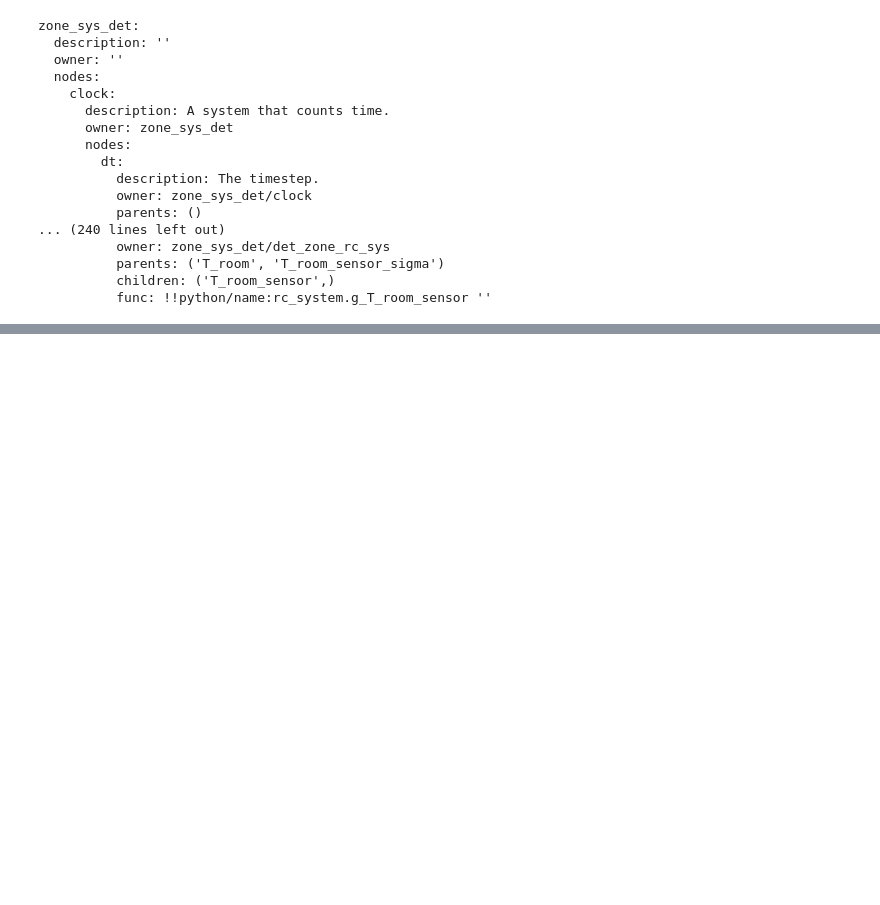
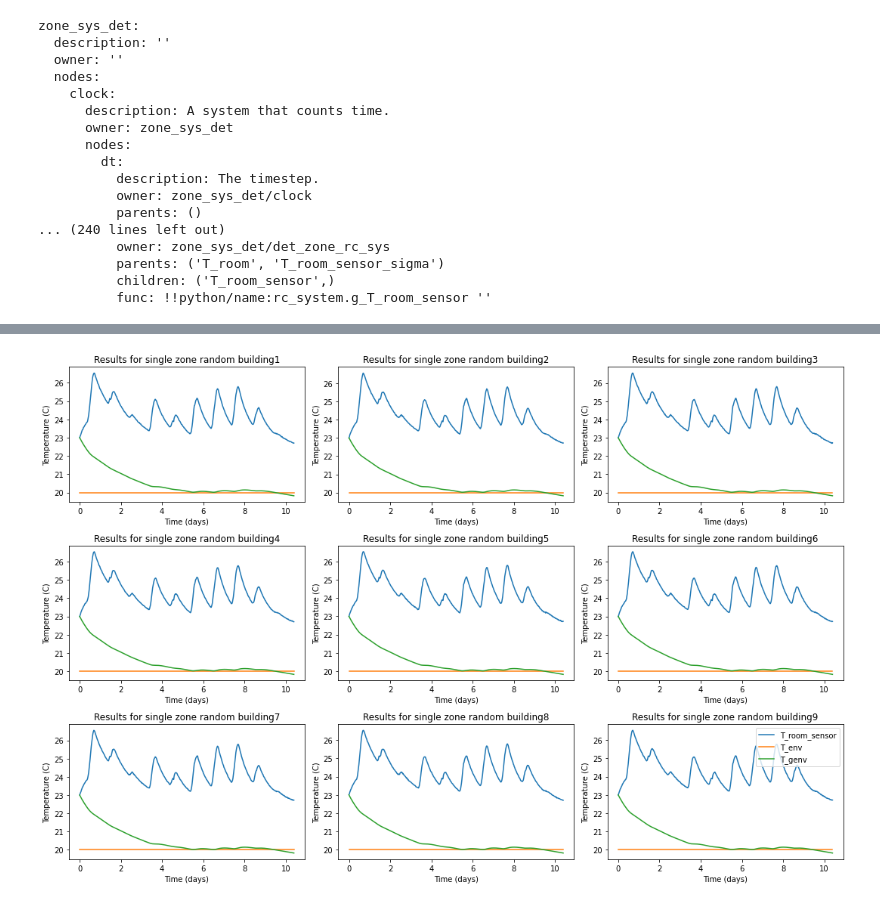
Before and after one commit to sjdyke-reth-institute/cdcm_execution, a Jupyter notebook: examples/test_make_rc_of_cdcm.ipynb, the cells around one changed output, grey strips where cells are left out. Saved outputs shown, nothing was run; the diff lists cells and outputs as text; code cells hidden in the pictures; blank space fills up the shorter version.

```diff
--- a/examples/test_make_rc_of_cdcm.ipynb
+++ b/examples/test_make_rc_of_cdcm.ipynb
@@ -202,8 +186,8 @@ test_saver_random = []
 from single_zone_random import single_zone_building
 
 for single_zone_building_sample in single_zone_building.sample(sample_size):
-    z = single_zone_building_sample.zones[0]
-    n = single_zone_building_sample.neighbor[0]
+    zone = single_zone_building_sample.zones[0]
+    neighbor = single_zone_building_sample.neighbor[0]
 
     ## Creating variables to pass while constructing RC system object
     Q_int = Variable(
@@ -226,33 +210,40 @@ for single_zone_building_sample in single_zone_building.sample(sample_size):
     with System(name="zone_sys_random"+str(building_no)) as zone_sys_random:
 
         ## weather system ##
-        weather_sys = get_weather_sys(df)
+        weather_sys = make_data_system(
+            df[["Tout", "Qsg"]],
+            name="weather_system",
+            column_units=["degC", "W"],
+            column_desciptions=[
+                "Outdoor air temperature",
+                "Solar irradiance"
+            ]
+        )
 
         ## clock system ##
         clock = make_clock(1800)
 
         ## We make the RC system of a random zone next. ##
-        make_rc_of_cdcm(
-            z,
-            n,
-            zone_sys_random.clock.dt,
-            zone_sys_random.weather_sys,
-            T_cor,
-            Q_int,
-            u_t,
-            name='zone_rc_sys'
-        )
+        zone_rc_sys = RCBuildingSystem(dt=clock.dt,
+                              weather_system=weather_sys,
+                              T_cor=T_cor,
+                              Q_int=Q_int,
+                              u=u_t,
+                              name="zone_rc_sys")
+    ## fetching information from yabml to cdcm rc system
+    zone_rc_sys = make_rc_of_cdcm(zone, neighbor, zone_rc_sys)
 
     group = f"building_{building_no}"
     file.create_group(group)
-    test_saver_random.append(SimulationSaver(file[group],
-                                zone_sys_random,
-                                max_steps=max_steps
-    )
-                      )
 
     for i in range(max_steps):
         zone_sys_random.forward()
+        if i == 0:
+            test_saver_random.append(SimulationSaver(file[group],
+                                        zone_sys_random,
+                                        max_steps=max_steps
+            )
+                              )
         test_saver_random[-1].save()
         zone_sys_random.transition()
     building_no += 1
@@ -265,31 +256,33 @@ fig.subplots_adjust(hspace = .5, wspace=.001)
 
 axs = axs.ravel()
 
 for building_no in np.arange(9):
     group = f"building_{building_no+1}"
     system_name = "zone_sys_random"+str(building_no+1)
     T_room_sensor = (
         test_saver_random[building_no].group[system_name+"/zone_rc_sys/T_room_sensor"
         ][:]
     )
     T_env = (
         test_saver_random[building_no].group[system_name+"/zone_rc_sys/T_env"][:]
     )
     T_genv = (
         test_saver_random[building_no].group[system_name+"/zone_rc_sys/T_genv"][:]
     )
     T_out = (
-        test_saver_random[building_no].group[system_name+"/weather_sys/Tout"][:]
+        test_saver_random[building_no].group[system_name+"/weather_system/Tout"][:]
     )
 
     time = np.arange(max_steps) * 0.5/24
     axs[building_no].plot(time, T_room_sensor, label='T_room_sensor')
     axs[building_no].plot(time, T_env, label='T_env')
     axs[building_no].plot(time, T_genv, label='T_genv')
     #axs[building_no].plot(time, T_out, label='T_out')
     axs[building_no].set_ylabel('Temperature (C)')
     axs[building_no].set_xlabel('Time (days)')
     axs[building_no].set_title(f'Results for single zone random building{building_no+1}')
 fig.tight_layout()
 plt.legend()
 plt.show()
+# %% [output]
+[figure, added]
```
Also changed, not shown: parts of 5 cells of this notebook, 1 other file.
